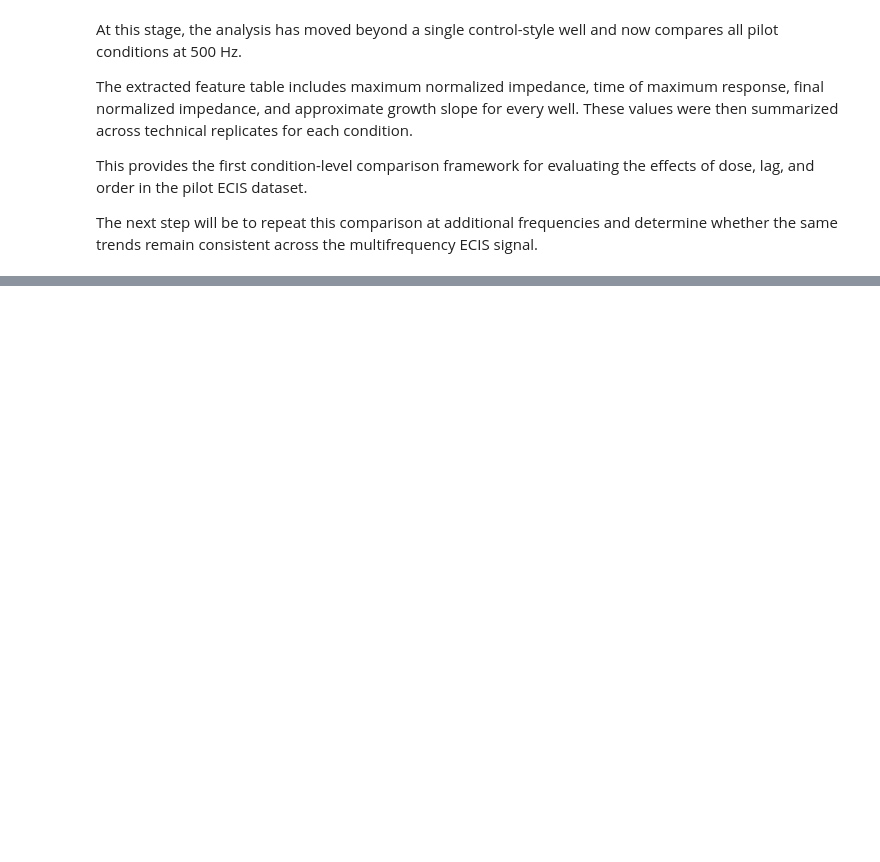
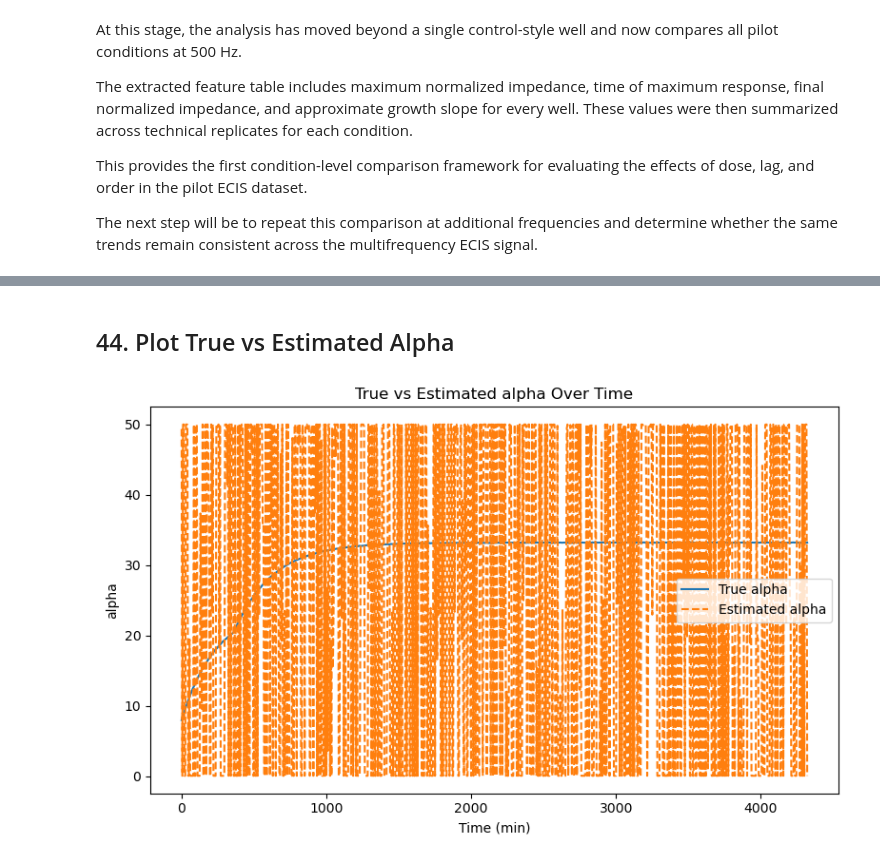
Before and after one commit to DanyaLeyva/ECIS-drug-timing-analysis, a Jupyter notebook: notebooks/ECIS_analysis.ipynb, the cells around one changed output, grey strips where cells are left out. Saved outputs shown, nothing was run; the diff lists cells and outputs as text; code cells hidden in the pictures; blank space fills up the shorter version.

```diff
--- a/notebooks/ECIS_analysis.ipynb
+++ b/notebooks/ECIS_analysis.ipynb
@@ -498,0 +981,14 @@ The next step will be to repeat this comparison at additional frequencies and de
+# %% [markdown]
+## 44. Plot True vs Estimated Alpha
+# %%
+plt.figure(figsize=(8, 5))
+plt.plot(theta_compare["time_min"], theta_compare["alpha"], label="True alpha")
+plt.plot(theta_compare["time_min"], theta_compare["alpha_hat"], linestyle="--", label="Estimated alpha")
+plt.xlabel("Time (min)")
+plt.ylabel("alpha")
+plt.title("True vs Estimated alpha Over Time")
+plt.legend()
+plt.tight_layout()
+plt.show()
+# %% [output]
+[figure, added]
```
Also changed, not shown: parts of 40 cells of this notebook.
